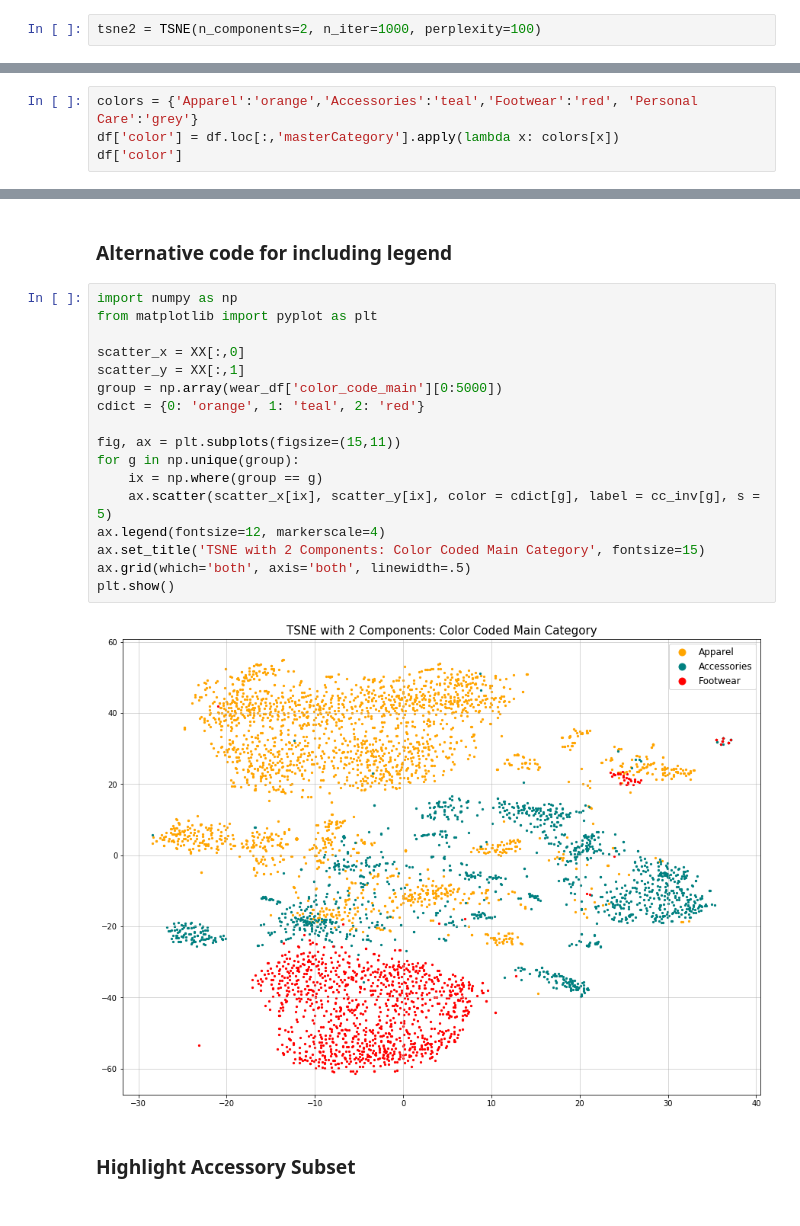
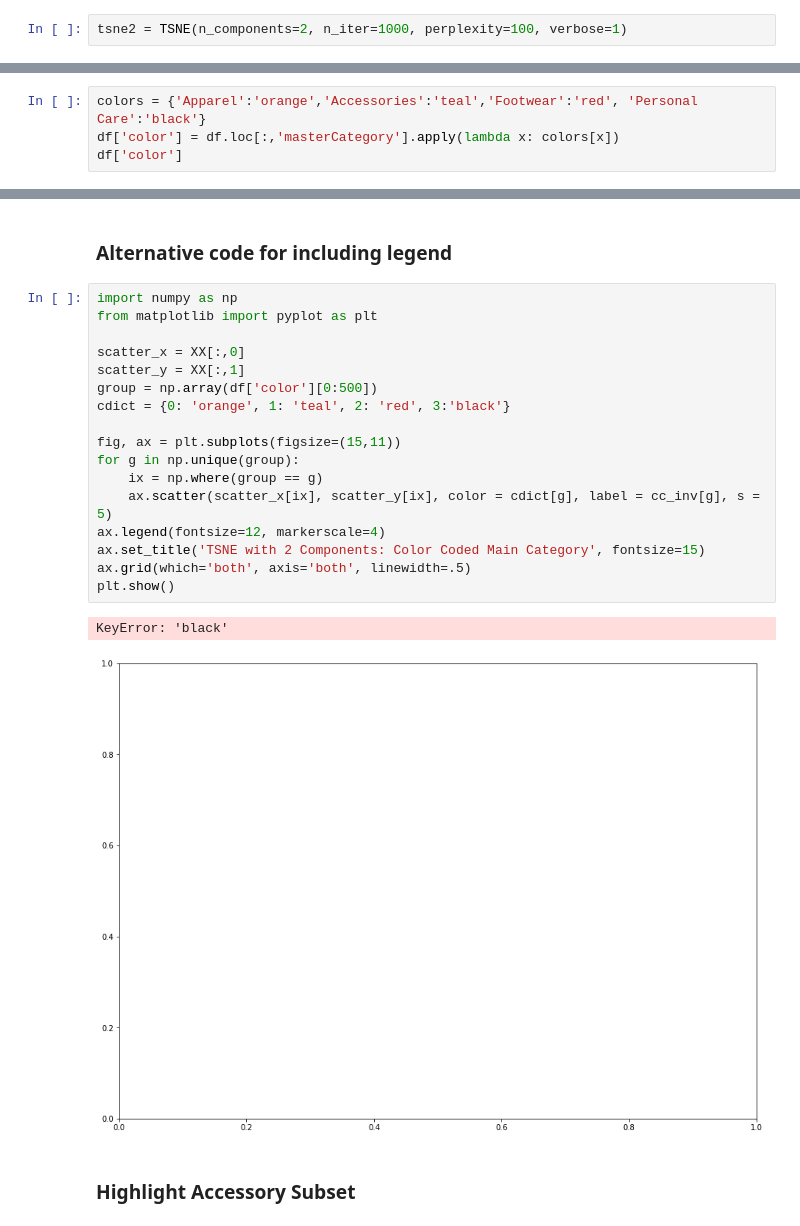
Before and after one commit to kellystroh/Inventory-Image-Classification, a Jupyter notebook: TSNE.ipynb, the cells around one changed output, grey strips where cells are left out. Cells and saved outputs as stored; diff of their text form.

Commit message:
made tsne.py file; failed to run after 1 hr

```diff
--- a/TSNE.ipynb
+++ b/TSNE.ipynb
@@ -28,6 +18,6 @@ bw_img = loaded['b']
 # not needed when all data on same scale, but good practice
 bw_img = bw_img/255
 # %%
-tsne2 = TSNE(n_components=2, n_iter=1000, perplexity=100)
+tsne2 = TSNE(n_components=2, n_iter=1000, perplexity=100, verbose=1)
 # %%
 XX = tsne2.fit_transform(bw_img[0:500])
@@ -36,5 +32,5 @@ XX = tsne2.fit_transform(bw_img[0:500])
 # %%
-colors = {'Apparel':'orange','Accessories':'teal','Footwear':'red', 'Personal Care':'grey'}
+colors = {'Apparel':'orange','Accessories':'teal','Footwear':'red', 'Personal Care':'black'}
 df['color'] = df.loc[:,'masterCategory'].apply(lambda x: colors[x])
 df['color']
 # %% [output]
@@ -53,22 +72,23 @@ TypeError: 'TSNE' object is not subscriptable
 # %%
 import numpy as np
 from matplotlib import pyplot as plt
 
 scatter_x = XX[:,0]
 scatter_y = XX[:,1]
-group = np.array(wear_df['color_code_main'][0:5000])
-cdict = {0: 'orange', 1: 'teal', 2: 'red'}
+group = np.array(df['color'][0:500])
+cdict = {0: 'orange', 1: 'teal', 2: 'red', 3:'black'}
 
 fig, ax = plt.subplots(figsize=(15,11))
 for g in np.unique(group):
     ix = np.where(group == g)
     ax.scatter(scatter_x[ix], scatter_y[ix], color = cdict[g], label = cc_inv[g], s = 5)
 ax.legend(fontsize=12, markerscale=4)
 ax.set_title('TSNE with 2 Components: Color Coded Main Category', fontsize=15)
 ax.grid(which='both', axis='both', linewidth=.5)
 plt.show()
 # %% [output]
+KeyError: 'black'
-[figure, old version]
+[figure, new version]
 # %% [markdown]
 ### Highlight Accessory Subset
 # %%
```
Also changed, not shown: parts of 10 cells of this notebook, 1 other file.
